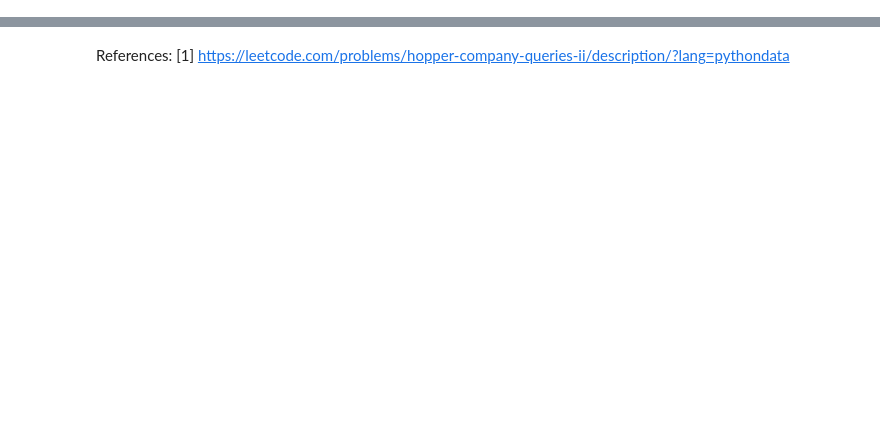
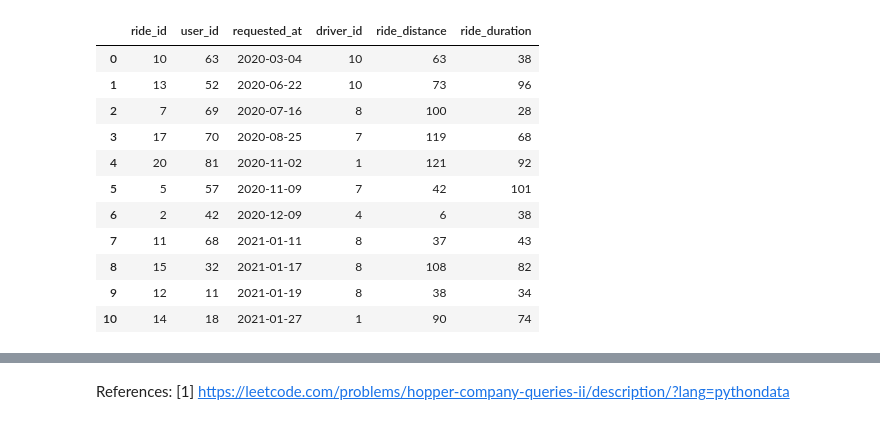
Before and after one commit to SKawsar/Pandas-Hard-Data-Preprocessing, a Jupyter notebook: Hopper Company Queries II.ipynb, the cells around one changed output, grey strips where cells are left out. Cells and saved outputs as stored; diff of their text form; code cells hidden in the pictures; blank space fills up the shorter version.

Commit message:
- updated Hopper data

```diff
--- a/Hopper Company Queries II.ipynb
+++ b/Hopper Company Queries II.ipynb
@@ -92,0 +222,22 @@ display(drivers, rides, accepted_rides)
+# %%
+data = [[10, 10, 63, 38],
+        [13, 10, 73, 96],
+        [7, 8, 100, 28],
+        [17, 7, 119, 68],
+        [20, 1, 121, 92],
+        [5, 7, 42, 101],
+        [2, 4, 6, 38],
+        [11, 8, 37, 43],
+        [15, 8, 108, 82],
+        [12, 8, 38, 34],
+        [14, 1, 90, 74]]
+accepted_rides = pd.DataFrame(
+        data,
+        columns=['ride_id',
+                 'driver_id',
+                 'ride_distance',
+                 'ride_duration']).astype({'ride_id':'Int64',
+                 'driver_id':'Int64',
+                 'ride_distance':'Int64',
+                 'ride_duration':'Int64'})
+display(accepted_rides)
@@ -92,0 +334,16 @@ display(drivers, rides, accepted_rides)
+# %%
+accept_rides= rides.merge(accepted_rides,how='right',on='ride_id')
+display(accept_rides)
+# %% [output]
+|  | ride_id | user_id | requested_at | driver_id | ride_distance | ride_duration |
+| 0 | 10 | 63 | 2020-03-04 | 10 | 63 | 38 |
+| 1 | 13 | 52 | 2020-06-22 | 10 | 73 | 96 |
+| 2 | 7 | 69 | 2020-07-16 | 8 | 100 | 28 |
+| 3 | 17 | 70 | 2020-08-25 | 7 | 119 | 68 |
+| 4 | 20 | 81 | 2020-11-02 | 1 | 121 | 92 |
+| 5 | 5 | 57 | 2020-11-09 | 7 | 42 | 101 |
+| 6 | 2 | 42 | 2020-12-09 | 4 | 6 | 38 |
+| 7 | 11 | 68 | 2021-01-11 | 8 | 37 | 43 |
+| 8 | 15 | 32 | 2021-01-17 | 8 | 108 | 82 |
+| 9 | 12 | 11 | 2021-01-19 | 8 | 38 | 34 |
+| 10 | 14 | 18 | 2021-01-27 | 1 | 90 | 74 |
```
Also changed, not shown: parts of 14 cells of this notebook.
